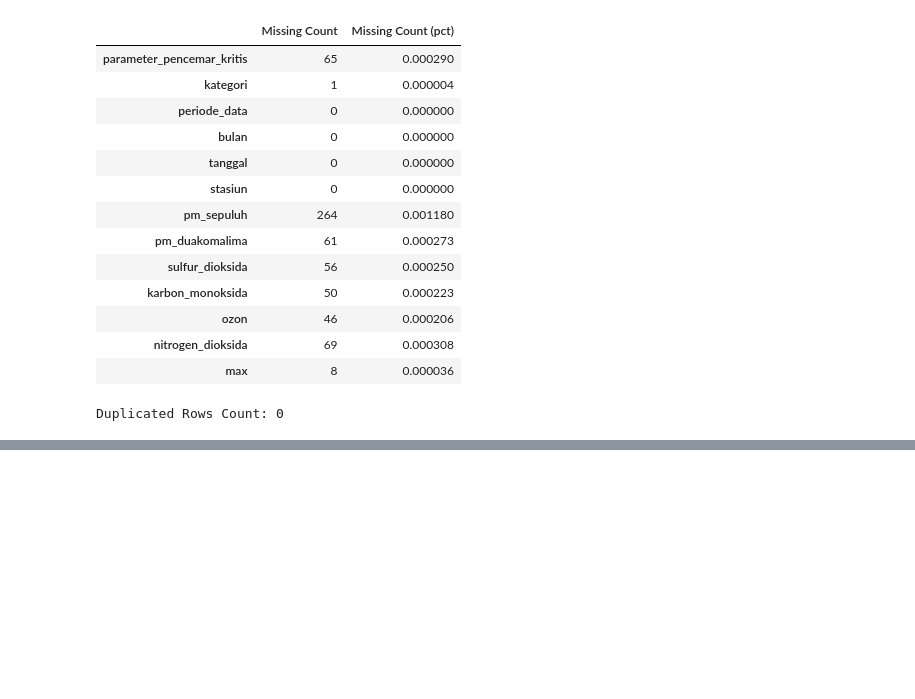
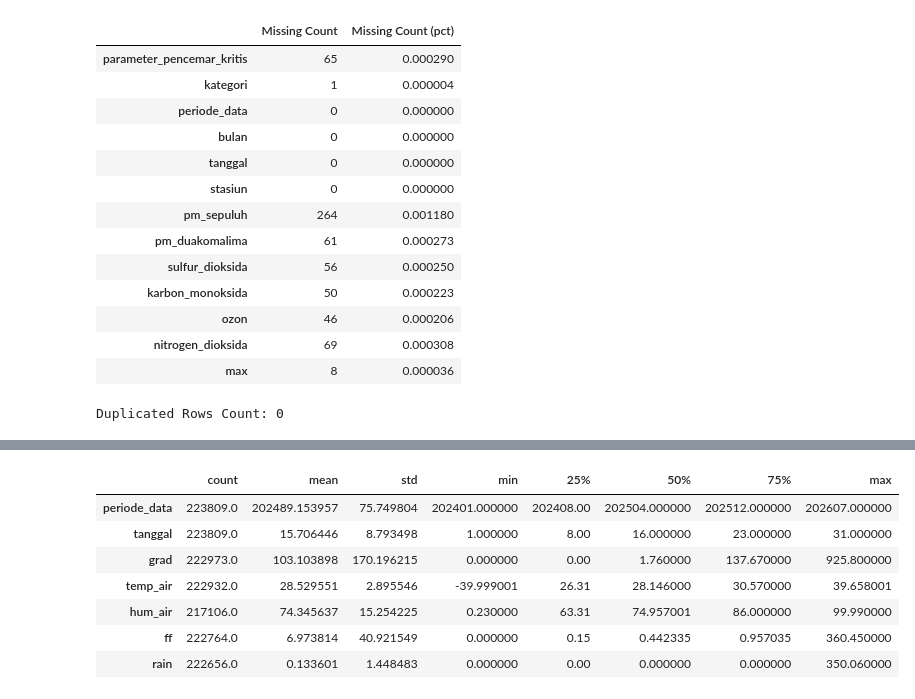
Before and after one commit to Briant-s/Jakarta_AirQuality_Prediction, a Jupyter notebook: data_inspection.ipynb, the cells around one changed output, grey strips where cells are left out. Drawn from its saved outputs; the diff is of its cells as text; code cells hidden in the pictures; blank space fills up the shorter version.

```diff
--- a/data_inspection.ipynb
+++ b/data_inspection.ipynb
@@ -259,0 +316,8 @@ plt.show()
+# %%
+# Categorical Cols
+cat_met = df_met.select_dtypes(include=['str', 'object']).columns.to_list()
+print("Categorical Features in df_met: ", cat_met)
+
+# Numeric Cols
+num_met = df_met.select_dtypes(include="number").columns.to_list()
+print("Numerical Features in df_met: ", num_met)
@@ -259,0 +353,12 @@ plt.show()
+# %%
+# Numerical Distribution
+df_met[num_met].describe().T
+# %% [output]
+|  | count | mean | std | min | 25% | 50% | 75% | max |
+| periode_data | 223809.0 | 202489.153957 | 75.749804 | 202401.000000 | 202408.00 | 202504.000000 | 202512.000000 | 202607.000000 |
+| tanggal | 223809.0 | 15.706446 | 8.793498 | 1.000000 | 8.00 | 16.000000 | 23.000000 | 31.000000 |
+| grad | 222973.0 | 103.103898 | 170.196215 | 0.000000 | 0.00 | 1.760000 | 137.670000 | 925.800000 |
+| temp_air | 222932.0 | 28.529551 | 2.895546 | -39.999001 | 26.31 | 28.146000 | 30.570000 | 39.658001 |
+| hum_air | 217106.0 | 74.345637 | 15.254225 | 0.230000 | 63.31 | 74.957001 | 86.000000 | 99.990000 |
+| ff | 222764.0 | 6.973814 | 40.921549 | 0.000000 | 0.15 | 0.442335 | 0.957035 | 360.450000 |
+| rain | 222656.0 | 0.133601 | 1.448483 | 0.000000 | 0.00 | 0.000000 | 0.000000 | 350.060000 |
```
Also changed, not shown: parts of 10 cells of this notebook, 1 other file.
